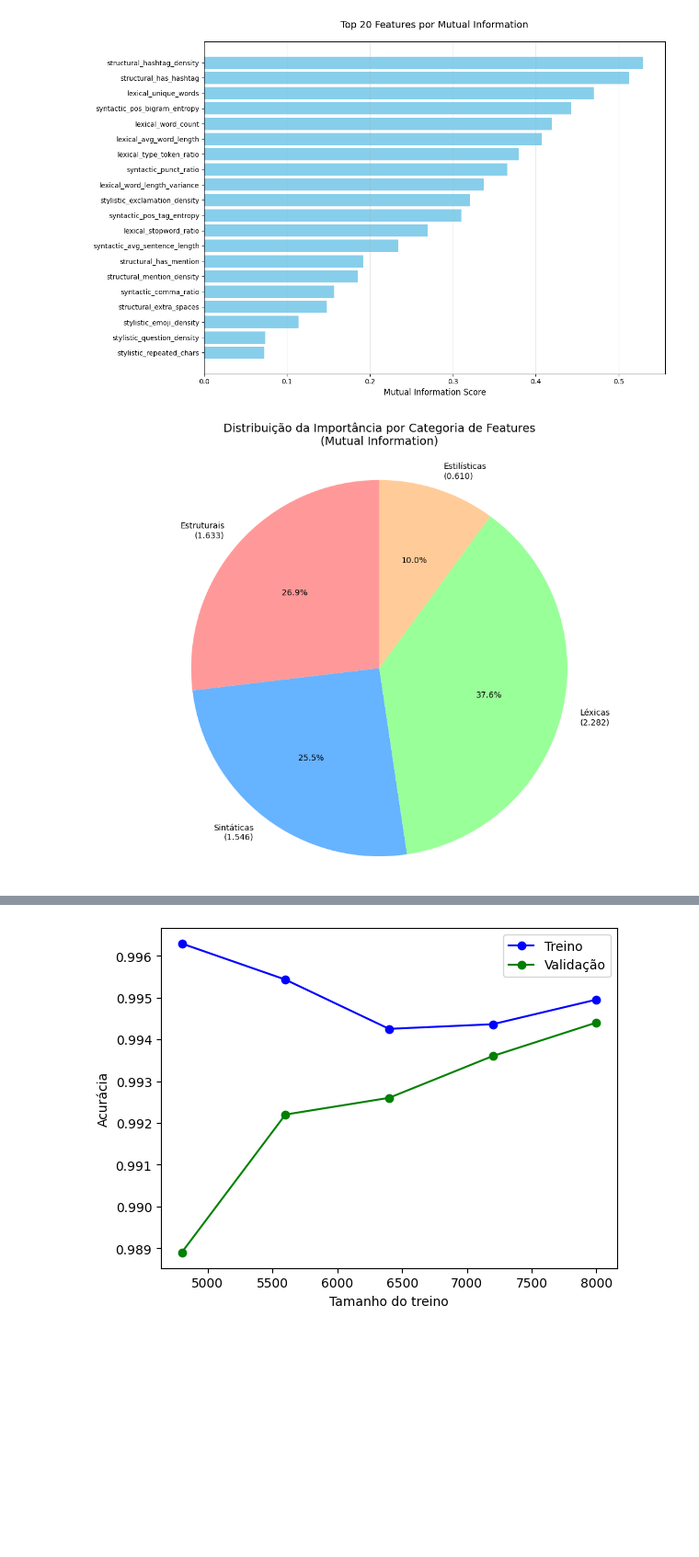
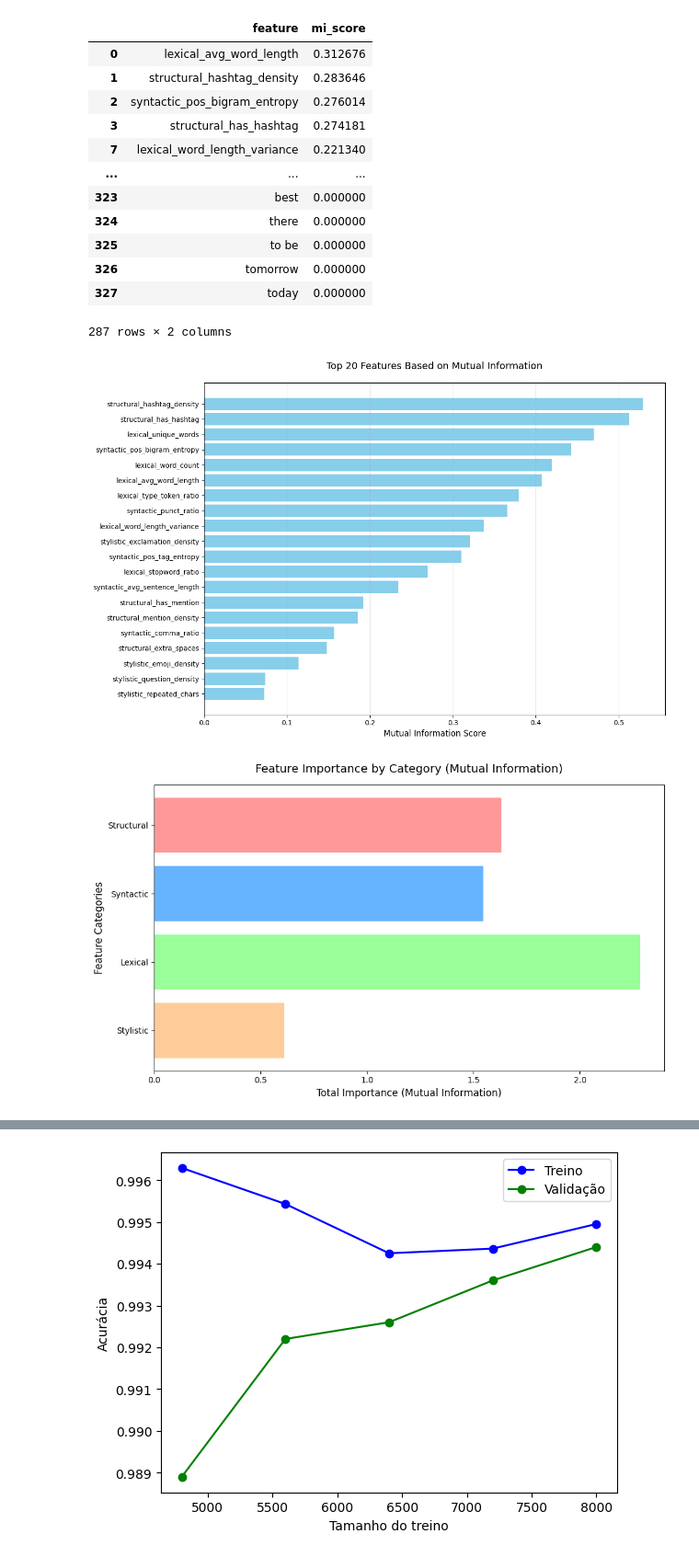
Before and after one commit to TKmmyuuki/Authorship-attribution, a Jupyter notebook: 3_classification_mistral.ipynb, the cells around one changed output, grey strips where cells are left out. Shown at 92% size. Drawn from its saved outputs; the diff is of its cells as text; code cells hidden in the pictures; blank space fills up the shorter version.

Commit message:
finalização

```diff
--- a/3_classification_mistral.ipynb
+++ b/3_classification_mistral.ipynb
@@ -129,17 +48,31 @@ Processando 4 chunks de 100 features cada...
+# %%
+mi_df_final.to_csv("/home/tammy.kojima/Authorship-attribution/df_pronto/top_features_mistral.csv", index=False)
+# %% [output]
+|  | feature | mi_score |
+| 0 | lexical_avg_word_length | 0.312676 |
+| 1 | structural_hashtag_density | 0.283646 |
+| 2 | syntactic_pos_bigram_entropy | 0.276014 |
+| 3 | structural_has_hashtag | 0.274181 |
+| 7 | lexical_word_length_variance | 0.221340 |
+| ... | ... | ... |
+| 323 | best | 0.000000 |
+| 324 | there | 0.000000 |
+| 325 | to be | 0.000000 |
+| 326 | tomorrow | 0.000000 |
+| 327 | today | 0.000000 |
+287 rows × 2 columns
 # %%
 top_features = pd.read_csv("/home/tammy.kojima/Authorship-attribution/df_pronto/top_features_mistral.csv")
-top_features = top_features[~top_features['feature'].isin(['ai', 'intelligence', 'artificial intelligence', 'artificial', 'education', 'students'])]
 top20_features = top_features.head(20)
 # %%
 categories = {
-    'Estruturais': ['structural'],
-    'Sintáticas': ['syntactic'],
-    'Léxicas': ['lexical'],
-    'Estilísticas': ['stylistic']
+    'Structural': ['structural'],
+    'Syntactic': ['syntactic'],
+    'Lexical': ['lexical'],
+    'Stylistic': ['stylistic']
 }
-
-plot_feature_20importance(top20_features)
-plot_feature_importance(top_features, top_n=20, categories=categories)
+sml.plot_feature_20importance(top20_features)
+sml.plot_feature_importance(top_features, top_n=20, categories=categories)
 # %% [output]
-[figure, old version]
+[figure, new version]
-[figure, old version]
+[figure, new version]
```
Also changed, not shown: parts of 19 cells of this notebook, 7 other files.
